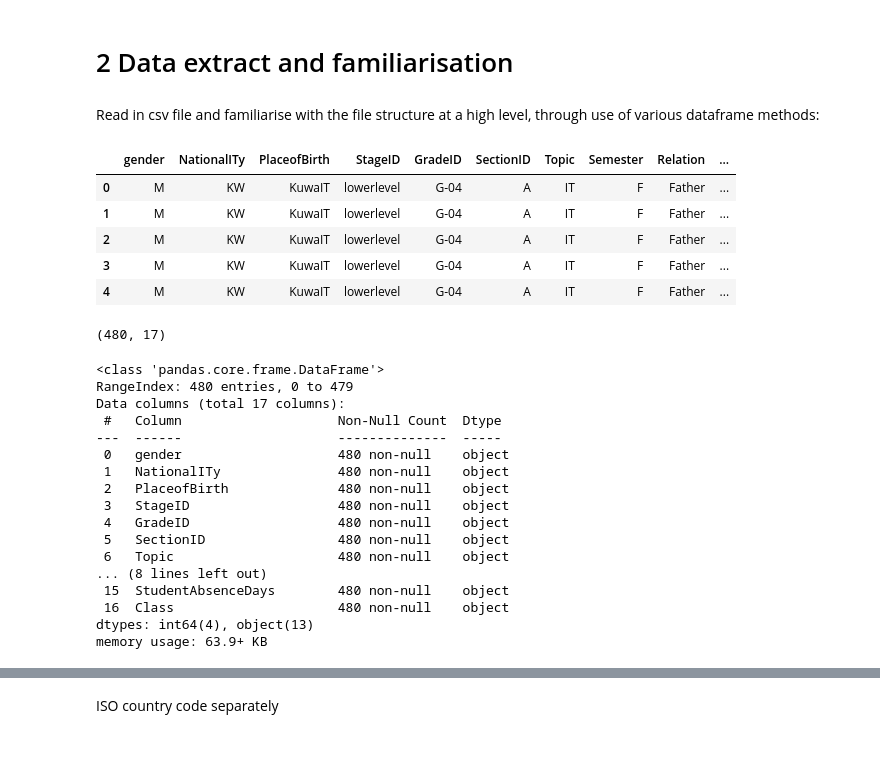
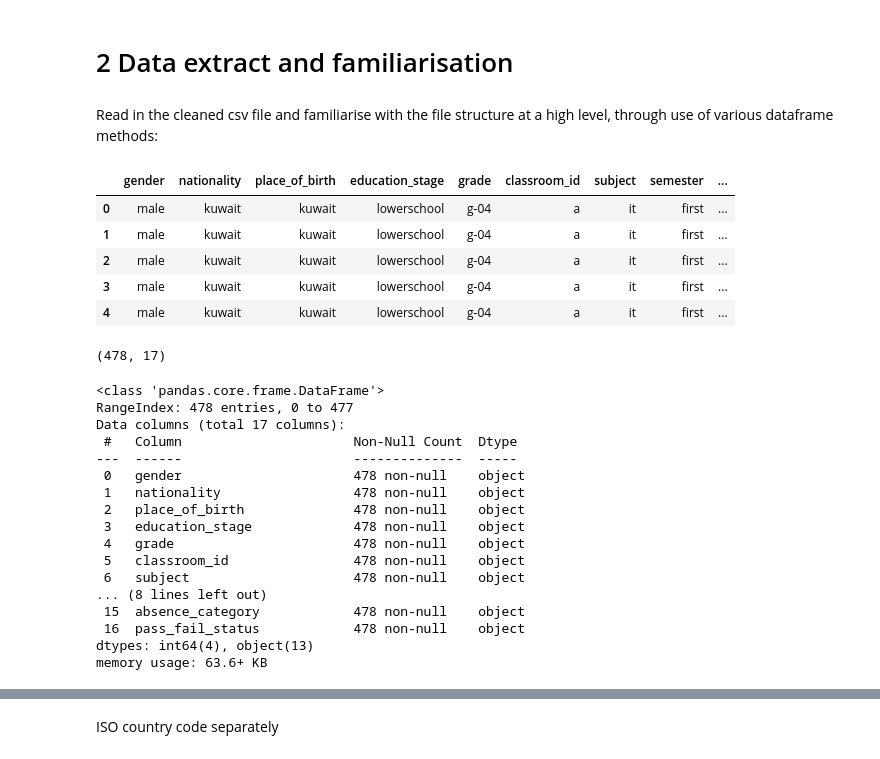
Before and after one commit to 8osco/academic_performance_analysis, a Jupyter notebook: jupyter_notebooks/2_exploratory_analysis.ipynb, the cells around one changed output, grey strips where cells are left out. Cells and saved outputs as stored; diff of their text form; code cells hidden in the pictures.

```diff
--- a/jupyter_notebooks/2_exploratory_analysis.ipynb
+++ b/jupyter_notebooks/2_exploratory_analysis.ipynb
@@ -28,41 +28,41 @@ import plotly.express as px
 # %% [markdown]
 # 2 Data extract and familiarisation
 # %% [markdown]
-Read in csv file and familiarise with the file structure at a high level, through use of various dataframe methods:
+Read in the cleaned csv file and familiarise with the file structure at a high level, through use of various dataframe methods:
 # %%
 # Load the dataset and display the first few rows
-df = pd.read_csv('../data/inputs/raw/xAPI-Edu-Data.csv')
+df = pd.read_csv('../data/inputs/cleaned/edu_data_cleaned.csv')
 df.head()
 # %% [output]
-|  | gender | NationalITy | PlaceofBirth | StageID | GradeID | SectionID | Topic | Semester | Relation | ... |
-| 0 | M | KW | KuwaIT | lowerlevel | G-04 | A | IT | F | Father | ... |
-| 1 | M | KW | KuwaIT | lowerlevel | G-04 | A | IT | F | Father | ... |
-| 2 | M | KW | KuwaIT | lowerlevel | G-04 | A | IT | F | Father | ... |
-| 3 | M | KW | KuwaIT | lowerlevel | G-04 | A | IT | F | Father | ... |
-| 4 | M | KW | KuwaIT | lowerlevel | G-04 | A | IT | F | Father | ... |
+|  | gender | nationality | place_of_birth | education_stage | grade | classroom_id | subject | semester | ... |
+| 0 | male | kuwait | kuwait | lowerschool | g-04 | a | it | first | ... |
+| 1 | male | kuwait | kuwait | lowerschool | g-04 | a | it | first | ... |
+| 2 | male | kuwait | kuwait | lowerschool | g-04 | a | it | first | ... |
+| 3 | male | kuwait | kuwait | lowerschool | g-04 | a | it | first | ... |
+| 4 | male | kuwait | kuwait | lowerschool | g-04 | a | it | first | ... |
 # %%
 # Display the shape of the DataFrame
 df.shape
 # %% [output]
-(480, 17)
+(478, 17)
 # %%
 # Display the column data types and check for null or missing values
 df.info()
 # %% [output]
 <class 'pandas.core.frame.DataFrame'>
-RangeIndex: 480 entries, 0 to 479
+RangeIndex: 478 entries, 0 to 477
 Data columns (total 17 columns):
- #   Column                    Non-Null Count  Dtype
----  ------                    --------------  -----
- 0   gender                    480 non-null    object
- 1   NationalITy               480 non-null    object
- 2   PlaceofBirth              480 non-null    object
- 3   StageID                   480 non-null    object
- 4   GradeID                   480 non-null    object
- 5   SectionID                 480 non-null    object
- 6   Topic                     480 non-null    object
+ #   Column                      Non-Null Count  Dtype
+---  ------                      --------------  -----
+ 0   gender                      478 non-null    object
+ 1   nationality                 478 non-null    object
+ 2   place_of_birth              478 non-null    object
+ 3   education_stage             478 non-null    object
+ 4   grade                       478 non-null    object
+ 5   classroom_id                478 non-null    object
+ 6   subject                     478 non-null    object
 ... (8 lines left out)
- 15  StudentAbsenceDays        480 non-null    object
- 16  Class                     480 non-null    object
+ 15  absence_category            478 non-null    object
+ 16  pass_fail_status            478 non-null    object
 dtypes: int64(4), object(13)
-memory usage: 63.9+ KB
+memory usage: 63.6+ KB
```
Also changed, not shown: parts of 7 cells of this notebook.
